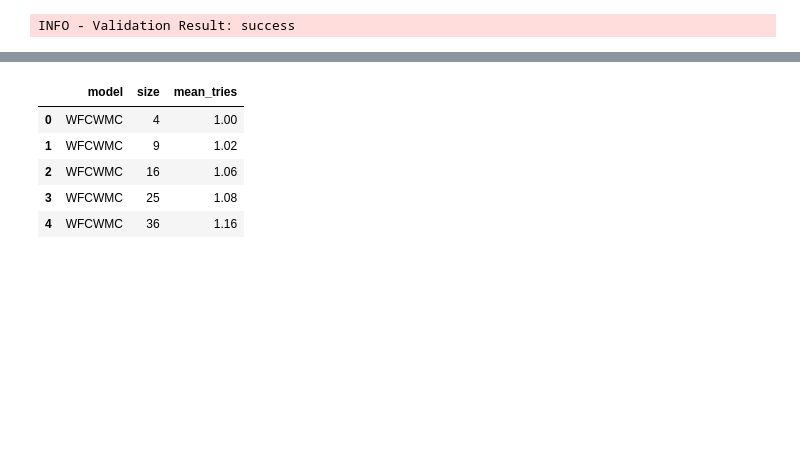
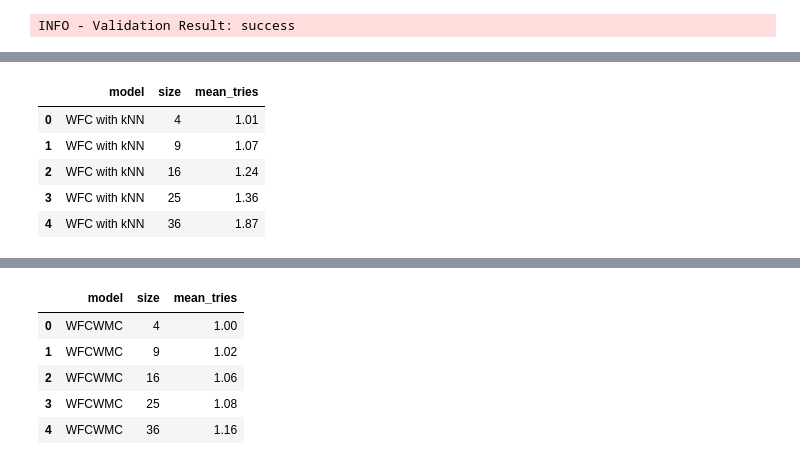
Before and after one commit to evlko/WFCWML, a Jupyter notebook: notebooks/performance.ipynb, the cells around one changed output, grey strips where cells are left out. Saved outputs shown, nothing was run; the diff lists cells and outputs as text; code cells hidden in the pictures; blank space fills up the shorter version.

```diff
--- a/notebooks/performance.ipynb
+++ b/notebooks/performance.ipynb
@@ -86,0 +87,14 @@ wfcwdt_df.head(5)
+# %%
+knn_judge = ClassifierJudge(view=Rect(width=5, height=5), threshold=0.5, rebalance=True)
+knn_judge.load_weights("weights/k-nearest_neighbors.pkl")
+
+wfcknn_df = evaluate_wfc(sizes, target_successes, knn_judge, "WFC with kNN")
+
+wfcknn_df.head(5)
+# %% [output]
+|  | model | size | mean_tries |
+| 0 | WFC with kNN | 4 | 1.01 |
+| 1 | WFC with kNN | 9 | 1.07 |
+| 2 | WFC with kNN | 16 | 1.24 |
+| 3 | WFC with kNN | 25 | 1.36 |
+| 4 | WFC with kNN | 36 | 1.87 |
```
Also changed, not shown: parts of 7 cells of this notebook, 20 other files.
